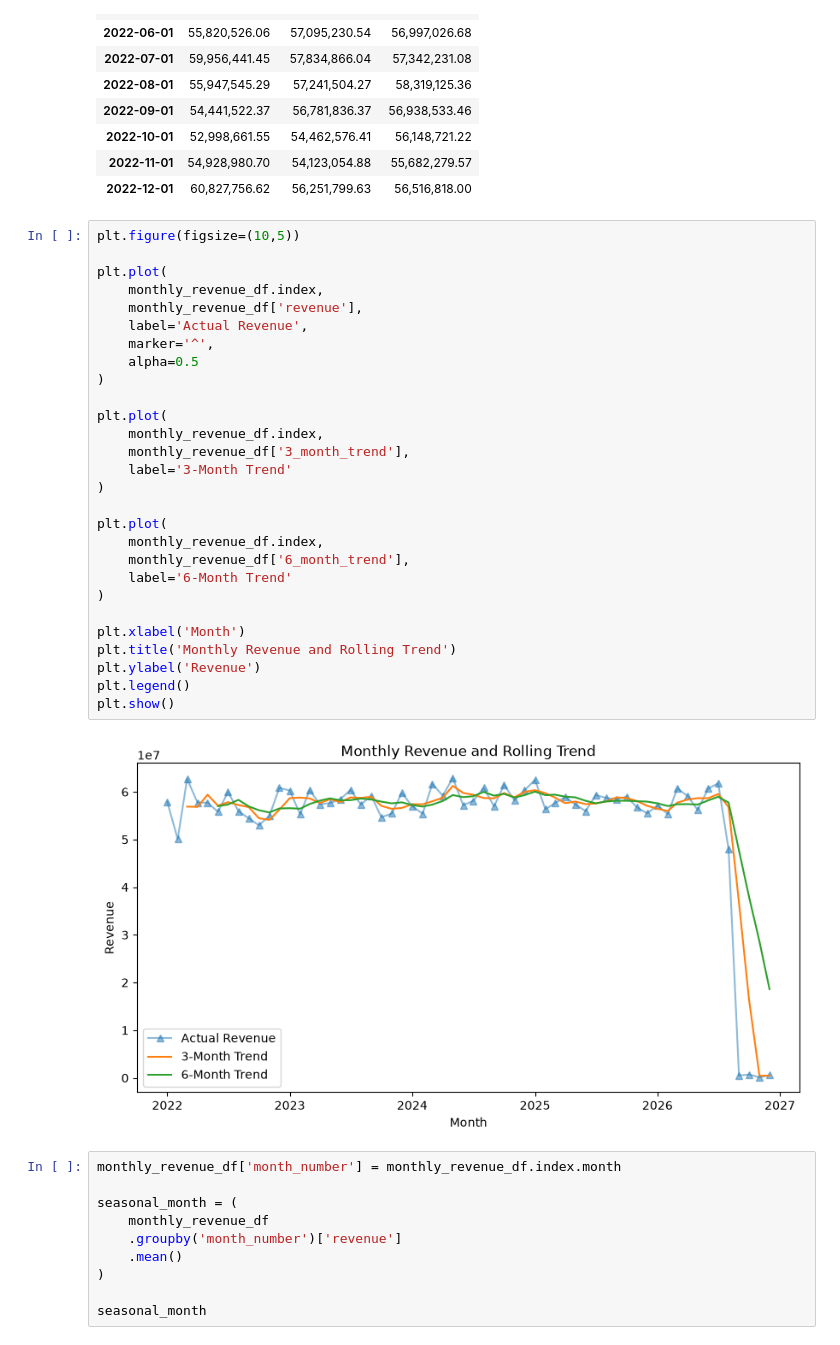
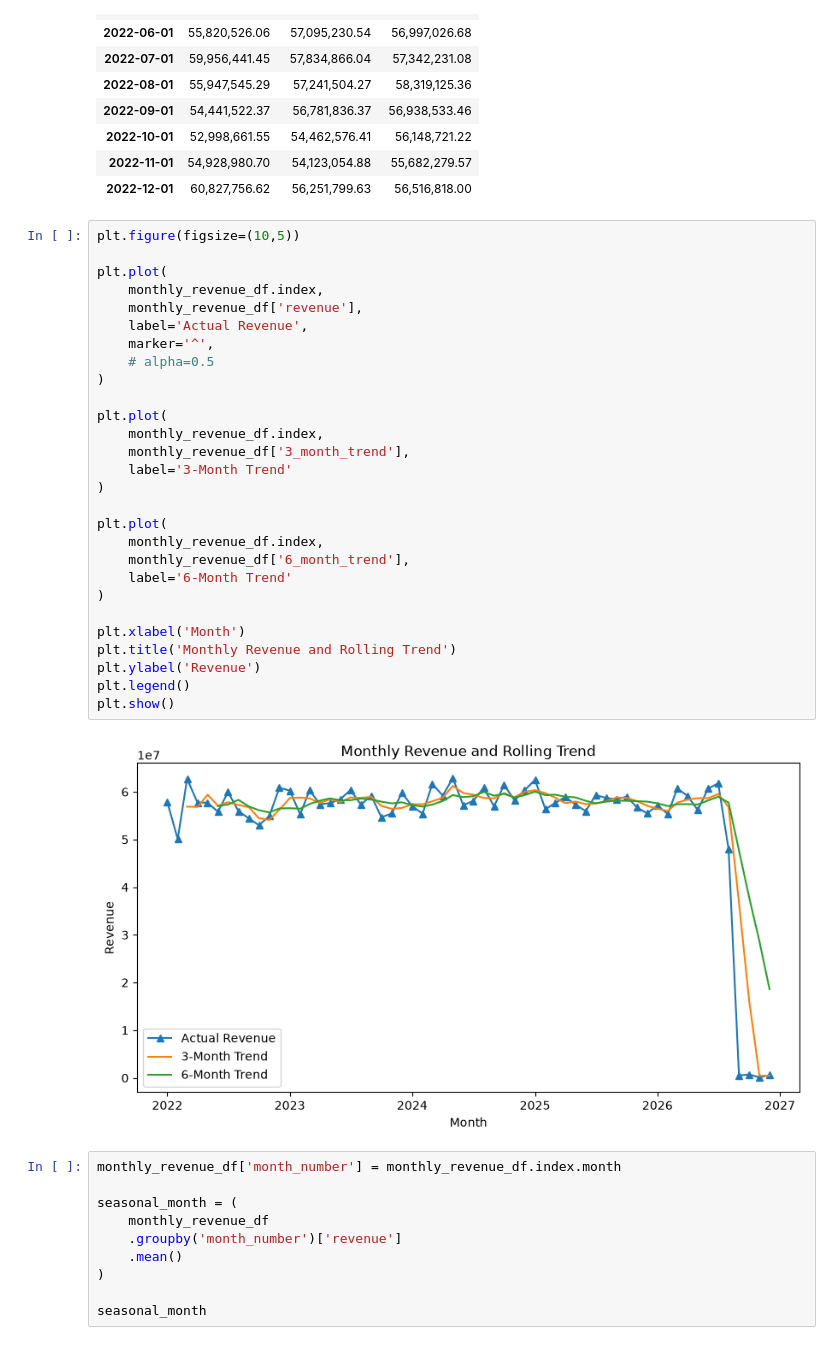
Before and after one commit to piyush8769/messy-ecommerce-analytics-dataset, a Jupyter notebook: Module_3_Data_Transformation.ipynb, the cells around one changed output. Saved outputs shown, nothing was run; the diff lists cells and outputs as text.

```diff
--- a/Module_3_Data_Transformation.ipynb
+++ b/Module_3_Data_Transformation.ipynb
@@ -2288,33 +2288,33 @@ monthly_revenue_df.head(12)
 # %%
 plt.figure(figsize=(10,5))
 
 plt.plot(
     monthly_revenue_df.index,
     monthly_revenue_df['revenue'],
     label='Actual Revenue',
     marker='^',
-    alpha=0.5
+    # alpha=0.5
 )
 
 plt.plot(
     monthly_revenue_df.index,
     monthly_revenue_df['3_month_trend'],
     label='3-Month Trend'
 )
 
 plt.plot(
     monthly_revenue_df.index,
     monthly_revenue_df['6_month_trend'],
     label='6-Month Trend'
 )
 
 plt.xlabel('Month')
 plt.title('Monthly Revenue and Rolling Trend')
 plt.ylabel('Revenue')
 plt.legend()
 plt.show()
 # %% [output]
-[figure, old version]
+[figure, new version]
 # %%
 monthly_revenue_df['month_number'] = monthly_revenue_df.index.month
 
```
Also changed, not shown: parts of 3 cells of this notebook.
